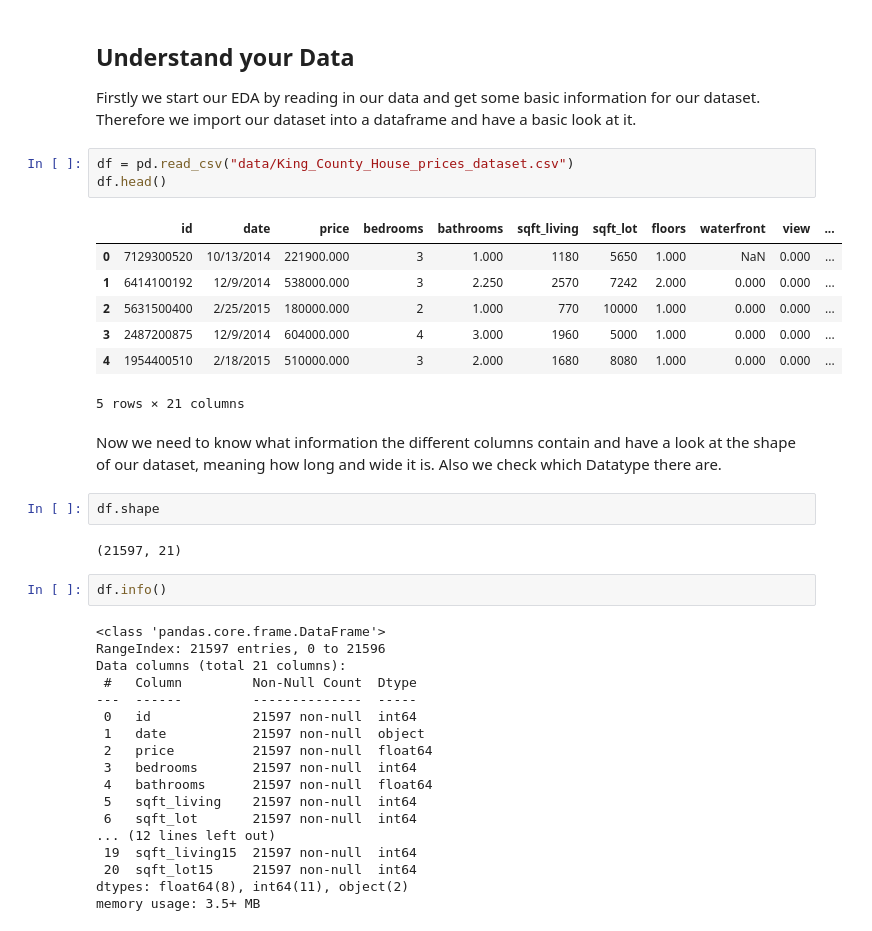
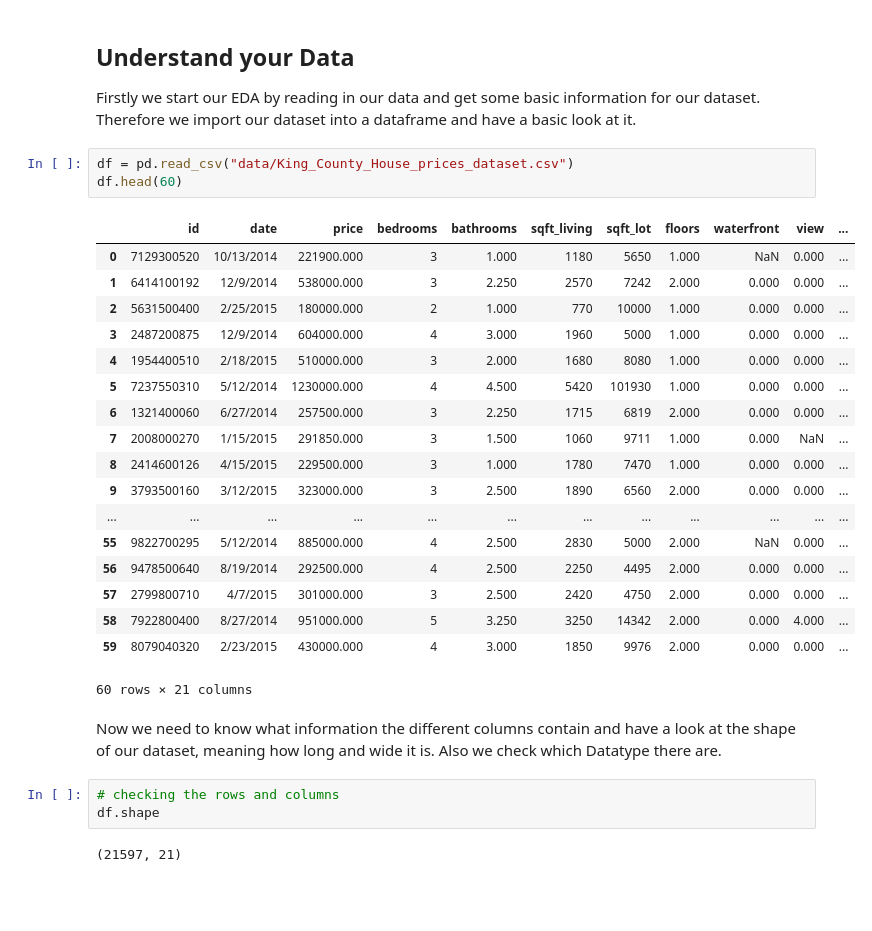
Before and after one commit to AndreasPriebe/DS-EDA-project, a Jupyter notebook: EDA.ipynb, the cells around one changed output. Drawn from its saved outputs; the diff is of its cells as text; blank space fills up the shorter version.

```diff
--- a/EDA.ipynb
+++ b/EDA.ipynb
@@ -23,38 +28,30 @@ pd.set_option('display.float_format', lambda x: '%.3f' % x)
 Firstly we start our EDA by reading in our data and get some basic information for our dataset. Therefore we import our dataset into a dataframe and have a basic look at it.
 # %%
 df = pd.read_csv("data/King_County_House_prices_dataset.csv")
-df.head()
+df.head(60)
 # %% [output]
 |  | id | date | price | bedrooms | bathrooms | sqft_living | sqft_lot | floors | waterfront | view | ... |
 | 0 | 7129300520 | 10/13/2014 | 221900.000 | 3 | 1.000 | 1180 | 5650 | 1.000 | NaN | 0.000 | ... |
 | 1 | 6414100192 | 12/9/2014 | 538000.000 | 3 | 2.250 | 2570 | 7242 | 2.000 | 0.000 | 0.000 | ... |
 | 2 | 5631500400 | 2/25/2015 | 180000.000 | 2 | 1.000 | 770 | 10000 | 1.000 | 0.000 | 0.000 | ... |
 | 3 | 2487200875 | 12/9/2014 | 604000.000 | 4 | 3.000 | 1960 | 5000 | 1.000 | 0.000 | 0.000 | ... |
 | 4 | 1954400510 | 2/18/2015 | 510000.000 | 3 | 2.000 | 1680 | 8080 | 1.000 | 0.000 | 0.000 | ... |
+| 5 | 7237550310 | 5/12/2014 | 1230000.000 | 4 | 4.500 | 5420 | 101930 | 1.000 | 0.000 | 0.000 | ... |
+| 6 | 1321400060 | 6/27/2014 | 257500.000 | 3 | 2.250 | 1715 | 6819 | 2.000 | 0.000 | 0.000 | ... |
+| 7 | 2008000270 | 1/15/2015 | 291850.000 | 3 | 1.500 | 1060 | 9711 | 1.000 | 0.000 | NaN | ... |
+| 8 | 2414600126 | 4/15/2015 | 229500.000 | 3 | 1.000 | 1780 | 7470 | 1.000 | 0.000 | 0.000 | ... |
+| 9 | 3793500160 | 3/12/2015 | 323000.000 | 3 | 2.500 | 1890 | 6560 | 2.000 | 0.000 | 0.000 | ... |
+| ... | ... | ... | ... | ... | ... | ... | ... | ... | ... | ... | ... |
+| 55 | 9822700295 | 5/12/2014 | 885000.000 | 4 | 2.500 | 2830 | 5000 | 2.000 | NaN | 0.000 | ... |
+| 56 | 9478500640 | 8/19/2014 | 292500.000 | 4 | 2.500 | 2250 | 4495 | 2.000 | 0.000 | 0.000 | ... |
+| 57 | 2799800710 | 4/7/2015 | 301000.000 | 3 | 2.500 | 2420 | 4750 | 2.000 | 0.000 | 0.000 | ... |
+| 58 | 7922800400 | 8/27/2014 | 951000.000 | 5 | 3.250 | 3250 | 14342 | 2.000 | 0.000 | 4.000 | ... |
+| 59 | 8079040320 | 2/23/2015 | 430000.000 | 4 | 3.000 | 1850 | 9976 | 2.000 | 0.000 | 0.000 | ... |
-5 rows × 21 columns
+60 rows × 21 columns
 # %% [markdown]
 Now we need to know what information the different columns contain and have a look at the shape of our dataset, meaning how long and wide it is. Also we check which Datatype there are.
-# %%
-df.shape
-# %% [output]
-(21597, 21)
-# %%
-df.info()
-# %% [output]
-<class 'pandas.core.frame.DataFrame'>
-RangeIndex: 21597 entries, 0 to 21596
-Data columns (total 21 columns):
- #   Column         Non-Null Count  Dtype
----  ------         --------------  -----
- 0   id             21597 non-null  int64
- 1   date           21597 non-null  object
- 2   price          21597 non-null  float64
- 3   bedrooms       21597 non-null  int64
- 4   bathrooms      21597 non-null  float64
- 5   sqft_living    21597 non-null  int64
- 6   sqft_lot       21597 non-null  int64
-... (12 lines left out)
- 19  sqft_living15  21597 non-null  int64
- 20  sqft_lot15     21597 non-null  int64
-dtypes: float64(8), int64(11), object(2)
-memory usage: 3.5+ MB
+# %%
+# checking the rows and columns
+df.shape
+# %% [output]
+(21597, 21)
```
Also changed, not shown: parts of 19 cells of this notebook.
